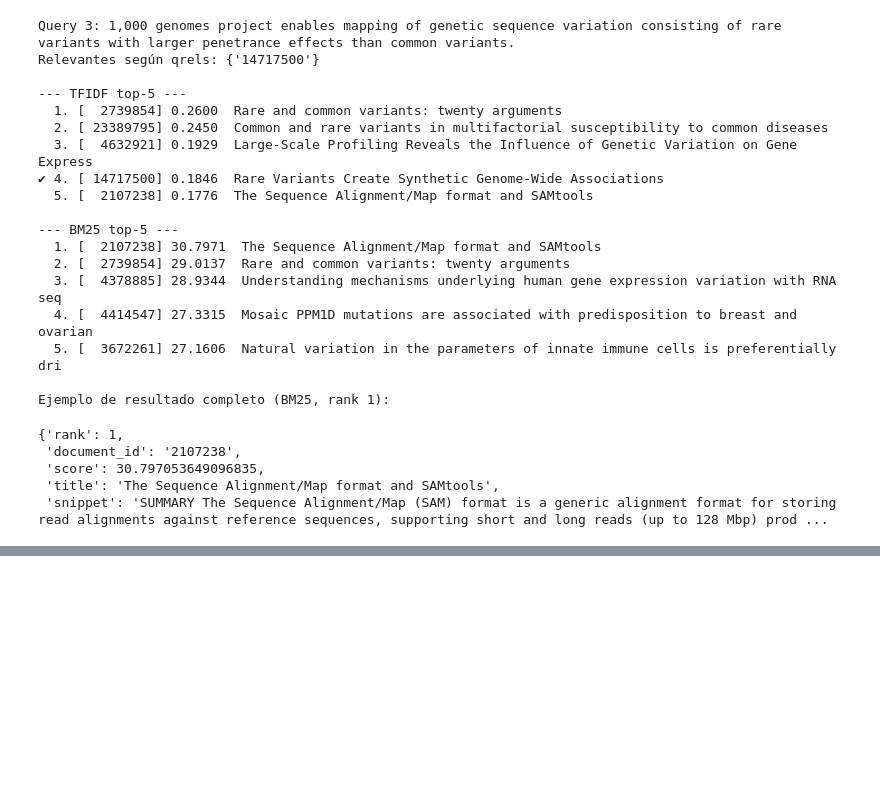
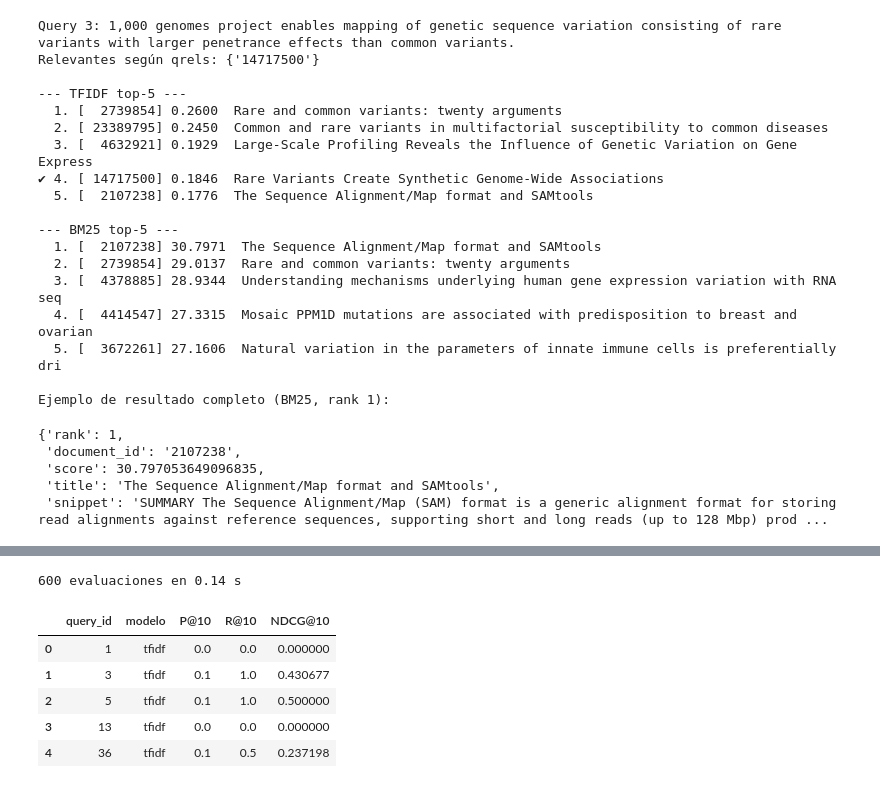
Before and after one commit to Michaelyezzz/Examen-RI-2026A, a Jupyter notebook: examen1bim.ipynb, the cells around one changed output, grey strips where cells are left out. Drawn from its saved outputs; the diff is of its cells as text; code cells hidden in the pictures; blank space fills up the shorter version.

```diff
--- a/examen1bim.ipynb
+++ b/examen1bim.ipynb
@@ -1012,0 +1035,21 @@ Ejemplo de resultado completo (BM25, rank 1):
+# %%
+# Recarga de queries y qrels de test (misma función de carga de la sección 1)
+_, queries_all, qrels_df = cargar_scifact()
+queries_all["_id"] = queries_all["_id"].astype(str)
+qrels_df["query-id"] = qrels_df["query-id"].astype(str)
+qrels_df["corpus-id"] = qrels_df["corpus-id"].astype(str)
+
+# qrels como dict {query_id: {doc_id: score}}, solo juicios con score > 0
+qrels = {}
+for qid, did, s in qrels_df[["query-id", "corpus-id", "score"]].itertuples(index=False):
+    if s > 0:
+        qrels.setdefault(qid, {})[did] = int(s)
+
+query_text = dict(zip(queries_all["_id"], queries_all["text"]))
+eval_qids = sorted(qrels, key=int)                    # orden reproducible
+assert all(q in query_text for q in eval_qids)
+
+print(f"Consultas evaluadas: {len(eval_qids)} (todas las de test con qrels)")
+print(f"Juicios relevantes : {sum(len(v) for v in qrels.values())}")
+print("Primeros 15 ids    :", eval_qids[:15])
+print("Últimos 5 ids      :", eval_qids[-5:])
@@ -1012,0 +1105,32 @@ Ejemplo de resultado completo (BM25, rank 1):
+# %%
+import pandas as pd
+
+MODELOS = ("tfidf", "bm25")
+K = 10
+
+def evaluar(engine, qids, k=K):
+    """Devuelve (DataFrame de métricas por consulta, runs {modelo: {qid: [doc_ids]}})."""
+    filas, runs = [], {m: {} for m in MODELOS}
+    for m in MODELOS:
+        for qid in qids:
+            ranking = [r["document_id"] for r in engine.search(query_text[qid], m, k)]
+            runs[m][qid] = ranking
+            filas.append({"query_id": qid, "modelo": m,
+                          "P@10": precision_at_k(ranking, qrels[qid], k),
+                          "R@10": recall_at_k(ranking, qrels[qid], k),
+                          "NDCG@10": ndcg_at_k(ranking, qrels[qid], k)})
+    return pd.DataFrame(filas), runs
+
+t0 = time.perf_counter()
+per_query, runs = evaluar(engine, eval_qids)
+print(f"{len(per_query)} evaluaciones en {time.perf_counter() - t0:.2f} s")
+METRICAS = ["P@10", "R@10", "NDCG@10"]
+per_query.head()
+# %% [output]
+600 evaluaciones en 0.14 s
+|  | query_id | modelo | P@10 | R@10 | NDCG@10 |
+| 0 | 1 | tfidf | 0.0 | 0.0 | 0.000000 |
+| 1 | 3 | tfidf | 0.1 | 1.0 | 0.430677 |
+| 2 | 5 | tfidf | 0.1 | 1.0 | 0.500000 |
+| 3 | 13 | tfidf | 0.0 | 0.0 | 0.000000 |
+| 4 | 36 | tfidf | 0.1 | 0.5 | 0.237198 |
```
Also changed, not shown: parts of 24 cells of this notebook.
